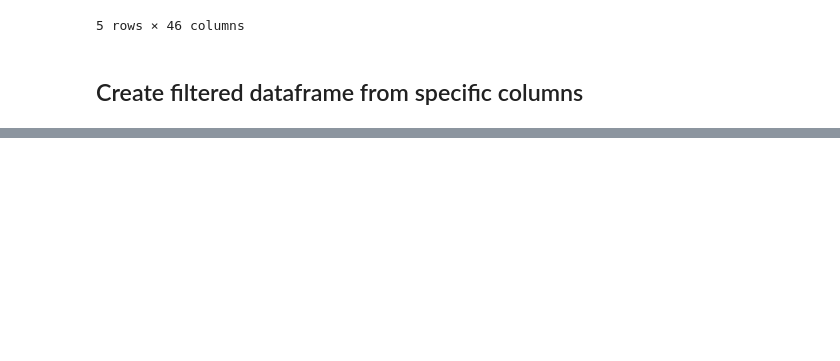
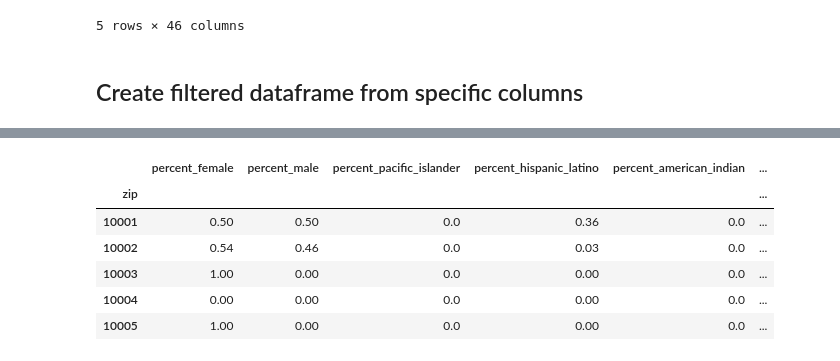
Before and after one commit to DSB011/ETL-Project, a Jupyter notebook: ETL-WaterTank-Demographics.ipynb, the cells around one changed output, grey strips where cells are left out. Saved outputs shown, nothing was run; the diff lists cells and outputs as text; code cells hidden in the pictures; blank space fills up the shorter version.

```diff
--- a/ETL-WaterTank-Demographics.ipynb
+++ b/ETL-WaterTank-Demographics.ipynb
@@ -72,21 +72,35 @@ watertank_transformed.head()
 # %%
 #zip
 zip_cols = ["JURISDICTION NAME", "PERCENT FEMALE", "PERCENT MALE", "PERCENT PACIFIC ISLANDER", "PERCENT HISPANIC LATINO",
            "PERCENT AMERICAN INDIAN", "PERCENT ASIAN NON HISPANIC", "PERCENT WHITE NON HISPANIC", "PERCENT BLACK NON HISPANIC",
            "PERCENT OTHER ETHNICITY", "PERCENT ETHNICITY UNKNOWN", "PERCENT PERMANENT RESIDENT ALIEN", "PERCENT US CITIZEN",
            "PERCENT OTHER CITIZEN STATUS", "PERCENT CITIZEN STATUS UNKNOWN"]
 zip_transformed= zip_df[zip_cols].copy()
 
 # Rename the column headers
-premise_transformed = premise_transformed.rename(columns={"License Serial Number": "id",
-                                                          "Premises Name": "premise_name",
-                                                          "County ID Code": "county_id"})
+zip_transformed = zip_transformed.rename(columns={"JURISDICTION NAME": "zip", "PERCENT FEMALE": "percent_female",
+                                                          "PERCENT MALE": "percent_male", "PERCENT PACIFIC ISLANDER": "  percent_pacific_islander",
+                                                          "PERCENT HISPANIC LATINO": "percent_hispanic_latino",
+           "PERCENT AMERICAN INDIAN": "percent_american_indian", "PERCENT ASIAN NON HISPANIC": "percent_asian",
+            "PERCENT WHITE NON HISPANIC" : "percent_white", "PERCENT BLACK NON HISPANIC" : "percent_black",
+           "PERCENT OTHER ETHNICITY" : "percent_other_ethnicity", "PERCENT ETHNICITY UNKNOWN" : "percent_ethnicity_unknown",
+                                                          "PERCENT PERMANENT RESIDENT ALIEN" : "percent_permanent_resident_alien",
+                                                          "PERCENT US CITIZEN" : "percent_us_citizen",
+           "PERCENT OTHER CITIZEN STATUS" : "percent_other_citizen_status ", "PERCENT CITIZEN STATUS UNKNOWN" : "percent_citizen_status_unknown"})
 
 # Clean the data by dropping duplicates and setting the index
-premise_transformed.drop_duplicates("id", inplace=True)
-premise_transformed.set_index("id", inplace=True)
+#premise_transformed.drop_duplicates("id", inplace=True)
+zip_transformed.set_index("zip", inplace=True)
 
-premise_transformed.head()
+zip_transformed.head()
+# %% [output]
+|  | percent_female | percent_male | percent_pacific_islander | percent_hispanic_latino | percent_american_indian | ... |
+| zip |  |  |  |  |  | ... |
+| 10001 | 0.50 | 0.50 | 0.0 | 0.36 | 0.0 | ... |
+| 10002 | 0.54 | 0.46 | 0.0 | 0.03 | 0.0 | ... |
+| 10003 | 1.00 | 0.00 | 0.0 | 0.00 | 0.0 | ... |
+| 10004 | 0.00 | 0.00 | 0.0 | 0.00 | 0.0 | ... |
+| 10005 | 1.00 | 0.00 | 0.0 | 0.00 | 0.0 | ... |
 # %%
 # Rename the column headers
 # %%
```
Also changed, not shown: parts of 3 cells of this notebook.
